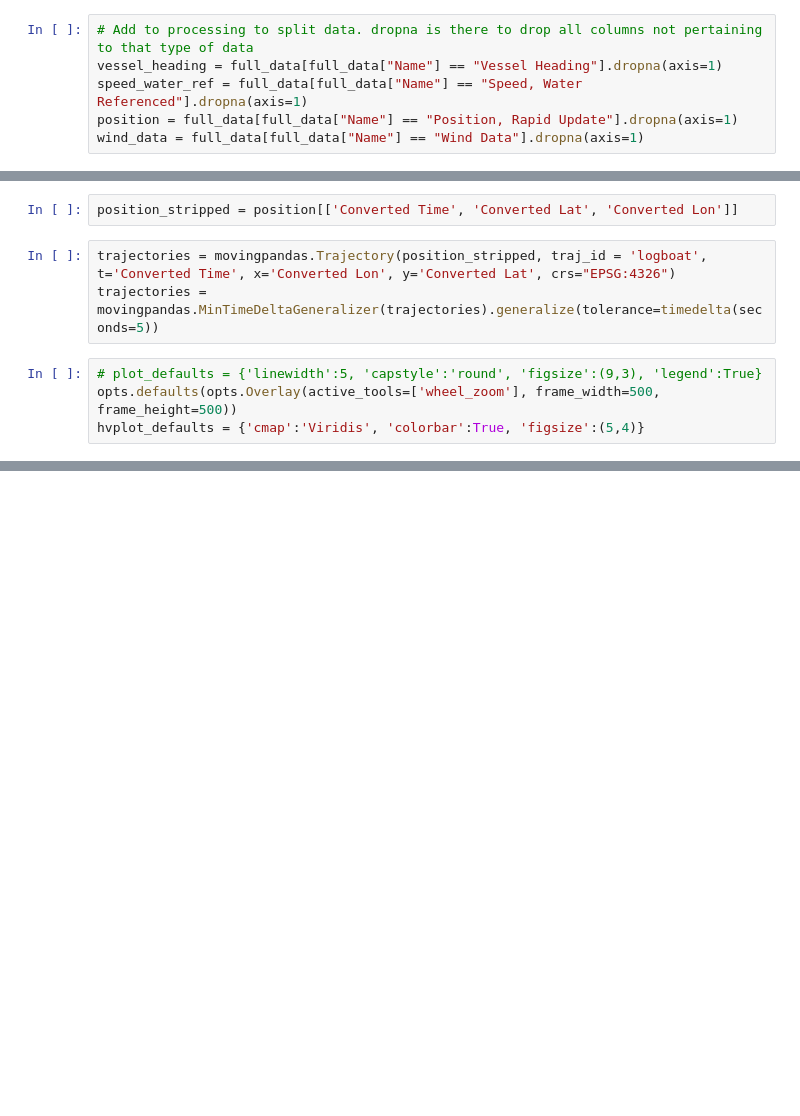
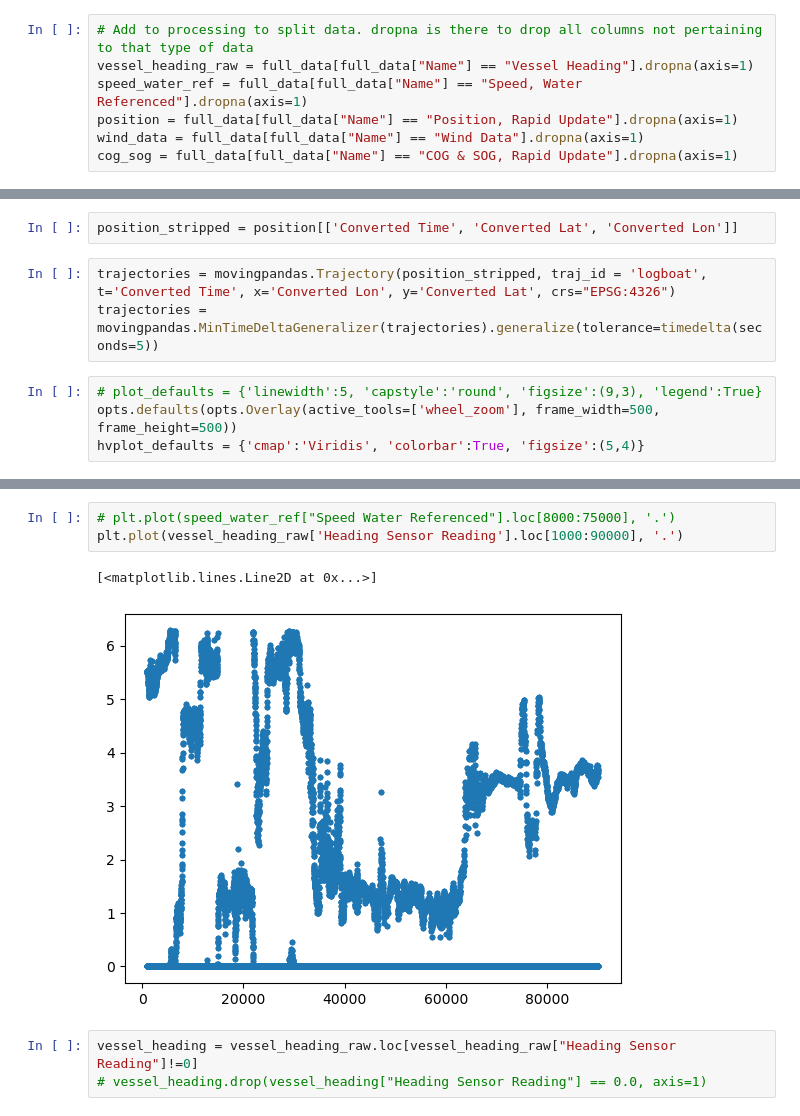
Before and after one commit to mtomasini/NavigationAnalysis, a Jupyter notebook: exploration.ipynb, the cells around one changed output, grey strips where cells are left out. Saved outputs shown, nothing was run; the diff lists cells and outputs as text; blank space fills up the shorter version.

```diff
--- a/exploration.ipynb
+++ b/exploration.ipynb
@@ -21,9 +53,10 @@ array(['Vessel Heading', 'Position, Rapid Update',
 # %%
 # Add to processing to split data. dropna is there to drop all columns not pertaining to that type of data
-vessel_heading = full_data[full_data["Name"] == "Vessel Heading"].dropna(axis=1)
+vessel_heading_raw = full_data[full_data["Name"] == "Vessel Heading"].dropna(axis=1)
 speed_water_ref = full_data[full_data["Name"] == "Speed, Water Referenced"].dropna(axis=1)
 position = full_data[full_data["Name"] == "Position, Rapid Update"].dropna(axis=1)
 wind_data = full_data[full_data["Name"] == "Wind Data"].dropna(axis=1)
+cog_sog = full_data[full_data["Name"] == "COG & SOG, Rapid Update"].dropna(axis=1)
 # %%
 plt.plot(speed_water_ref["Speed Water Referenced"].loc[8000:75000], '.')
 # %% [output]
@@ -66,0 +104,9 @@ WARNING:tornado.access:404 GET /favicon.ico (127.0.0.1) 0.47ms
+# %%
+# plt.plot(speed_water_ref["Speed Water Referenced"].loc[8000:75000], '.')
+plt.plot(vessel_heading_raw['Heading Sensor Reading'].loc[1000:90000], '.')
+# %% [output]
+[<matplotlib.lines.Line2D at 0x...>]
+[figure, added]
+# %%
+vessel_heading = vessel_heading_raw.loc[vessel_heading_raw["Heading Sensor Reading"]!=0]
+# vessel_heading.drop(vessel_heading["Heading Sensor Reading"] == 0.0, axis=1)
```
Also changed, not shown: parts of 31 cells of this notebook, 6 other files.
